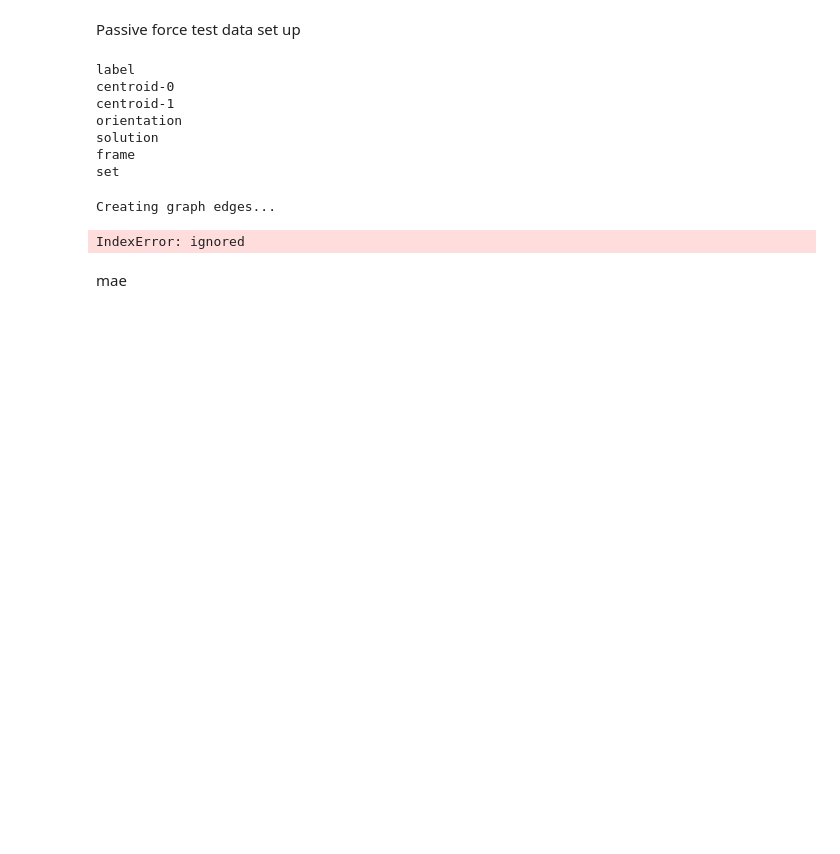
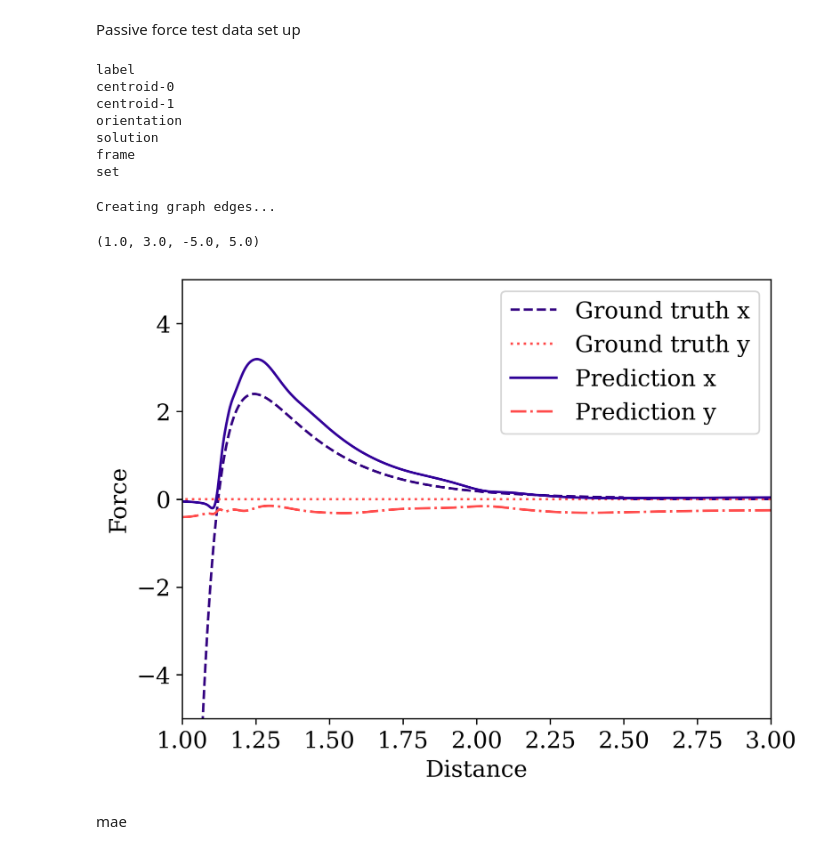
Before and after one commit to Phistian/exjobb, a Jupyter notebook: miguel/training/4training.ipynb, the cells around one changed output. Drawn from its saved outputs; the diff is of its cells as text; code cells hidden in the pictures; blank space fills up the shorter version.

```diff
--- a/miguel/training/4training.ipynb
+++ b/miguel/training/4training.ipynb
@@ -795,30 +772,33 @@ scales = {"passive":1}
 # %%
 from matplotlib import rcParams
 rcParams['font.family'] = 'serif'
 rcParams['font.sans-serif'] = ['times new roman']
 import matplotlib.pyplot as plt
 
 connected_nodes=adj_mtx[:,0]
 pred_x = model_predictions[0][connected_nodes, 2][::2]
 pred_y = model_predictions[0][connected_nodes, 3][::2]
 true_x = full_test_graph[1][0][connected_nodes,2][::2]
 true_y = full_test_graph[1][0][connected_nodes,3][::2]
 
 d_particle_0 = distances[::2]
 
+plt.rcParams.update({'font.size': 14})
+plt.figure(dpi=300)
 plt.plot(d_particle_0*box_len, true_x, linestyle='dashed', color=[0.2, 0, 0.5])
 plt.plot(d_particle_0*box_len, true_y, linestyle='dotted', color=[1, 0.3, 0.3])
 plt.plot(d_particle_0*box_len, pred_x, color=[0.2, 0, 0.6])
 plt.plot(d_particle_0*box_len, pred_y, linestyle='dashdot', color=[1, 0.3, 0.3])
 mae_x = np.linalg.norm(true_x - pred_x, ord=1)
 mae_y = np.linalg.norm(true_y - pred_y, ord=1)
 mae_tot = mae_x + mae_y
 plt.legend(["Ground truth x", "Ground truth y", "Prediction x", "Prediction y"])
 plt.xlabel("Distance")
 plt.ylabel("Force")
 plt.axis([1,3, -5,5])
 # %% [output]
-IndexError: ignored
+(1.0, 3.0, -5.0, 5.0)
+[figure, added]
 # %% [markdown]
 mae
 # %%
```
Also changed, not shown: parts of 15 cells of this notebook.
